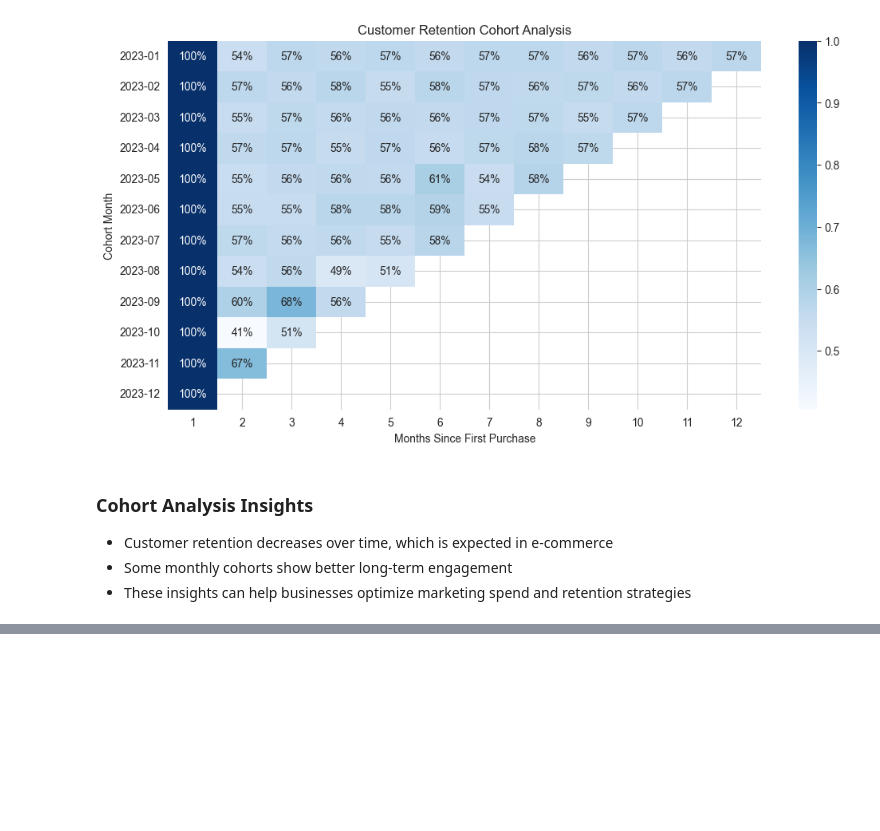
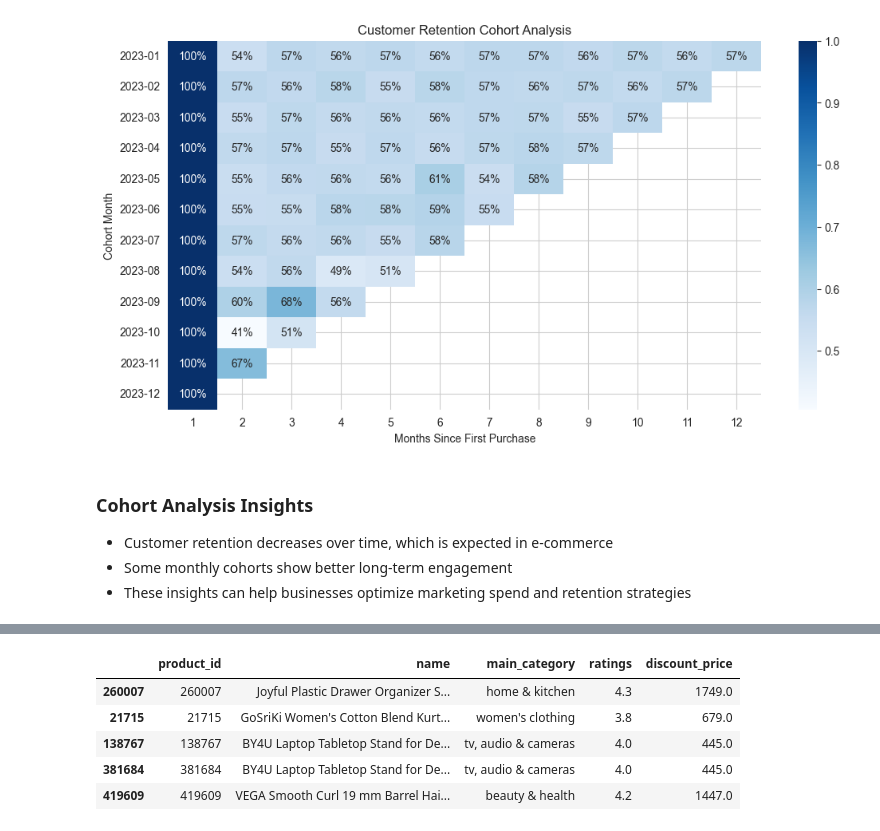
Before and after one commit to shankvarsh/amazon-recommendation-project, a Jupyter notebook: notebook/amazon_recommendation_system.ipynb, the cells around one changed output, grey strips where cells are left out. Cells and saved outputs as stored; diff of their text form; code cells hidden in the pictures; blank space fills up the shorter version.

```diff
--- a/notebook/amazon_recommendation_system.ipynb
+++ b/notebook/amazon_recommendation_system.ipynb
@@ -610,0 +621,17 @@ plt.show()
+# %%
+# Top popular products based on number of ratings
+popular_products = (
+    amazon_df
+    .sort_values(by="no_of_ratings", ascending=False)
+    .head(20)
+    [["product_id", "name", "main_category", "ratings", "discount_price"]]
+)
+
+popular_products.head()
+# %% [output]
+|  | product_id | name | main_category | ratings | discount_price |
+| 260007 | 260007 | Joyful Plastic Drawer Organizer S... | home & kitchen | 4.3 | 1749.0 |
+| 21715 | 21715 | GoSriKi Women's Cotton Blend Kurt... | women's clothing | 3.8 | 679.0 |
+| 138767 | 138767 | BY4U Laptop Tabletop Stand for De... | tv, audio & cameras | 4.0 | 445.0 |
+| 381684 | 381684 | BY4U Laptop Tabletop Stand for De... | tv, audio & cameras | 4.0 | 445.0 |
+| 419609 | 419609 | VEGA Smooth Curl 19 mm Barrel Hai... | beauty & health | 4.2 | 1447.0 |
```
Also changed, not shown: parts of 6 cells of this notebook.
